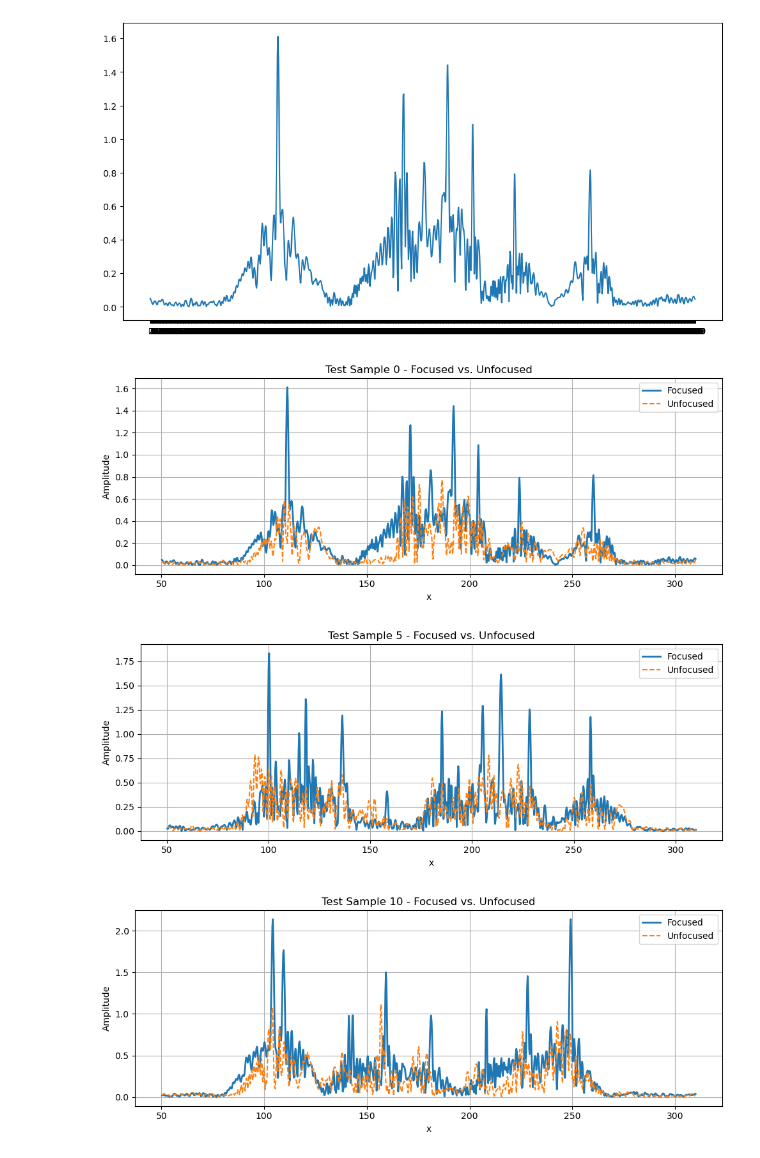
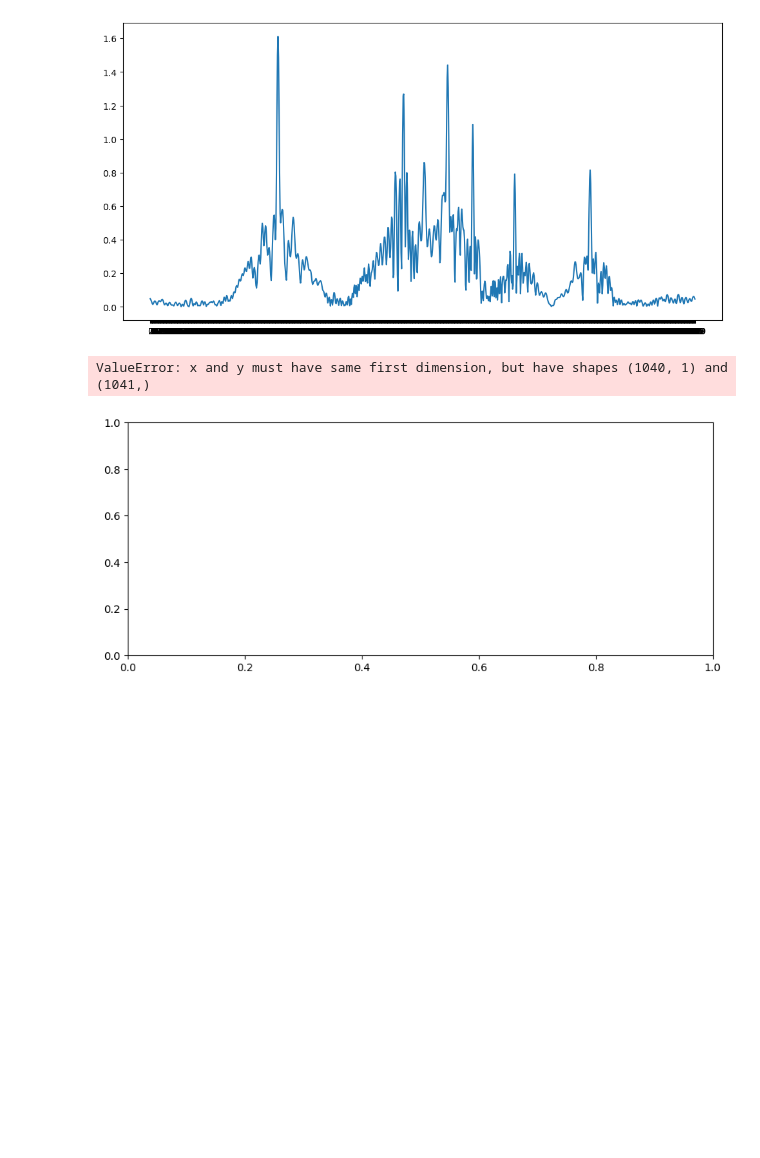
Before and after one commit to outlawhayden/iono-net, a Jupyter notebook: data/SAR_AF_ML_toyDataset_etc/check_image_dataset.ipynb, the cells around one changed output. Drawn from its saved outputs; the diff is of its cells as text; code cells hidden in the pictures; blank space fills up the shorter version.

```diff
--- a/data/SAR_AF_ML_toyDataset_etc/check_image_dataset.ipynb
+++ b/data/SAR_AF_ML_toyDataset_etc/check_image_dataset.ipynb
@@ -12,7 +12,7 @@ import matplotlib.pyplot as plt
 # %%
 train_unfocused = pd.read_csv("/home/houtlaw/iono-net/data/baselines/10k_lownoise/test_image_recon_jnp_unfocused.csv").map(complex)
 train_focused = pd.read_csv("/home/houtlaw/iono-net/data/baselines/10k_lownoise/test_image_recon_jnp.csv").map(complex)
-x_range = pd.read_csv("/home/houtlaw/iono-net/data/baselines/10k_lownoise/x_range_image_recon_jnp.csv").values.reshape(-1,1)
+x_range = pd.read_csv("/home/houtlaw/iono-net/data/baselines/10k_lownoise/x_range_image_recon_jnp.csv").values
 # %%
 train_focused.shape
 # %% [output]
@@ -42,29 +42,28 @@ plt.plot(np.abs(sample_row))
 # %%
 
 # Load trimmed x_range
 with open("/home/houtlaw/iono-net/model/config_image.yaml", "r") as f:
     import yaml, json
     config = yaml.safe_load(f)
 with open(config['paths']['setup_file_path']) as f:
     setup = json.load(f)
 F = 100
 
 
 # Choose test indices to plot
 indices = [0, 5, 10]
 
 for idx in indices:
     plt.figure(figsize=(10, 4))
-    plt.plot(x_range.reshape(-1,1), np.abs(train_focused.values[idx])[:-1], label="Focused", linewidth=2)
-    plt.plot(x_range.reshape(-1,1), np.abs(train_unfocused.values[idx])[:-1], label="Unfocused", linestyle="--")
+    plt.plot(x_range.reshape(-1,1), np.abs(train_focused.values[idx]), label="Focused", linewidth=2)
+    plt.plot(x_range.reshape(-1,1), np.abs(train_unfocused.values[idx]), label="Unfocused", linestyle="--")
     plt.title(f"Test Sample {idx} - Focused vs. Unfocused")
     plt.xlabel("x")
     plt.ylabel("Amplitude")
     plt.legend()
     plt.grid(True)
     plt.tight_layout()
     plt.show()
 # %% [output]
+ValueError: x and y must have same first dimension, but have shapes (1040, 1) and (1041,)
-[figure, old version]
+[figure, new version]
-[figure, removed]
-[figure, removed]
```
Also changed, not shown: 7 other files.
